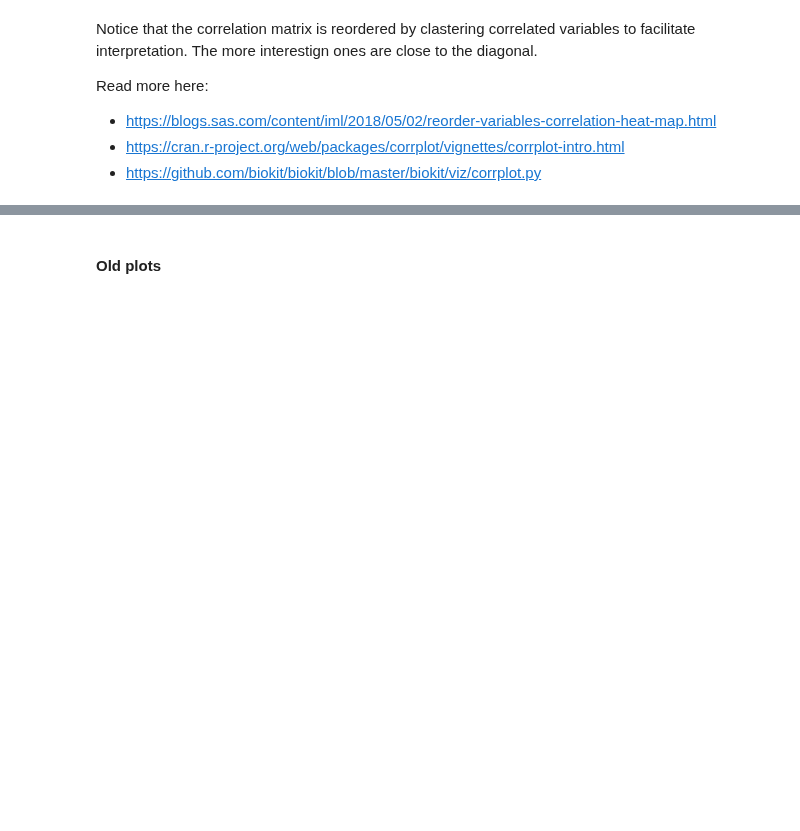
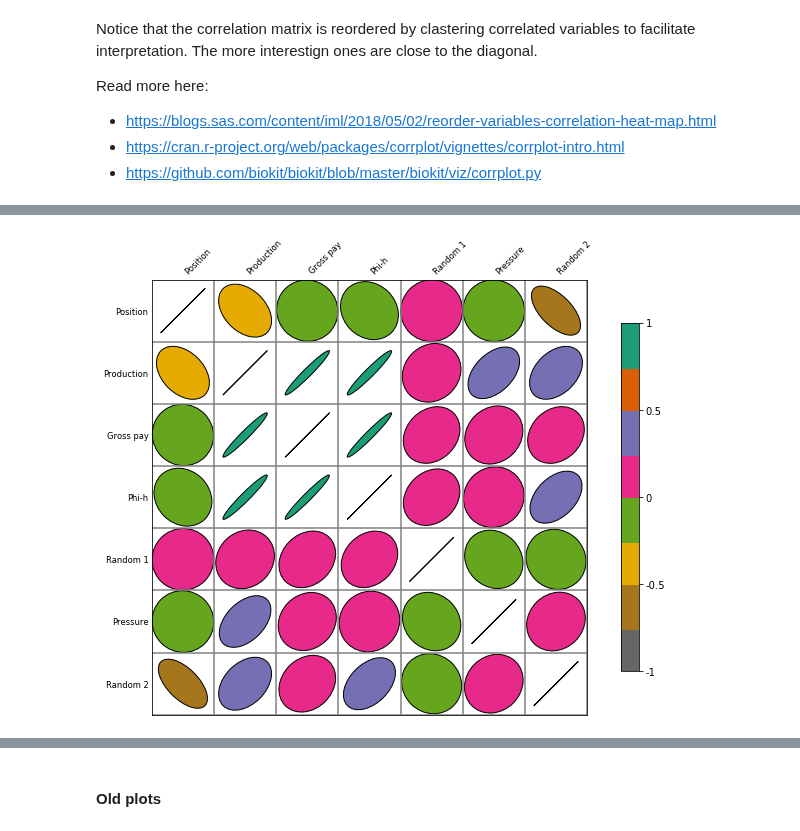
Before and after one commit to mycarta/Data-science-tools-petroleum-exploration-and-production, a Jupyter notebook: Python/Python_data_science_tools _petroleum_exploration_production_reordered_correlation_matrix.ipynb, the cells around one changed output, grey strips where cells are left out. Saved outputs shown, nothing was run; the diff lists cells and outputs as text; code cells hidden in the pictures; blank space fills up the shorter version.

```diff
--- a/Python/Python_data_science_tools _petroleum_exploration_production_reordered_correlation_matrix.ipynb
+++ b/Python/Python_data_science_tools _petroleum_exploration_production_reordered_correlation_matrix.ipynb
@@ -124,0 +138,7 @@ fig.set_size_inches(10, 8)
+# %%
+c.plot(method='ellipse', cmap='Dark2_r', shrink=1, rotation=45)
+fig = plt.gcf()
+fig.set_size_inches(10, 8)
+#plt.savefig('103_05-12_ellipses_cc_all_curv1.png', dpi=500, bbox_inches='tight', pad_inches=0.2)
+# %% [output]
+[figure, added]
```
Also changed, not shown: parts of 9 cells of this notebook.
